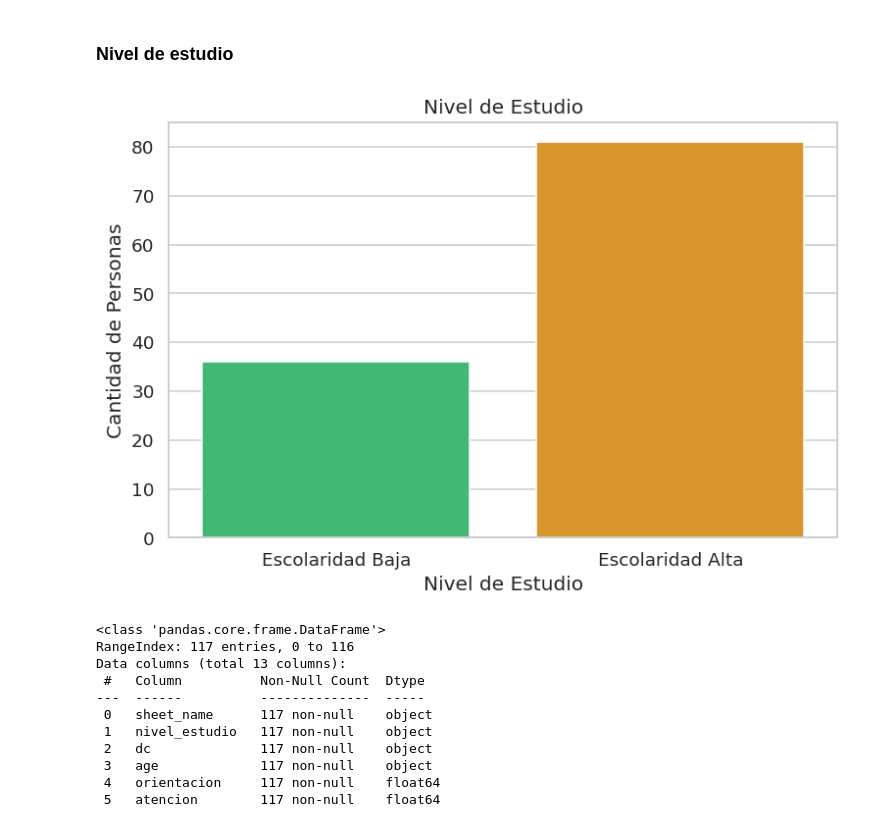
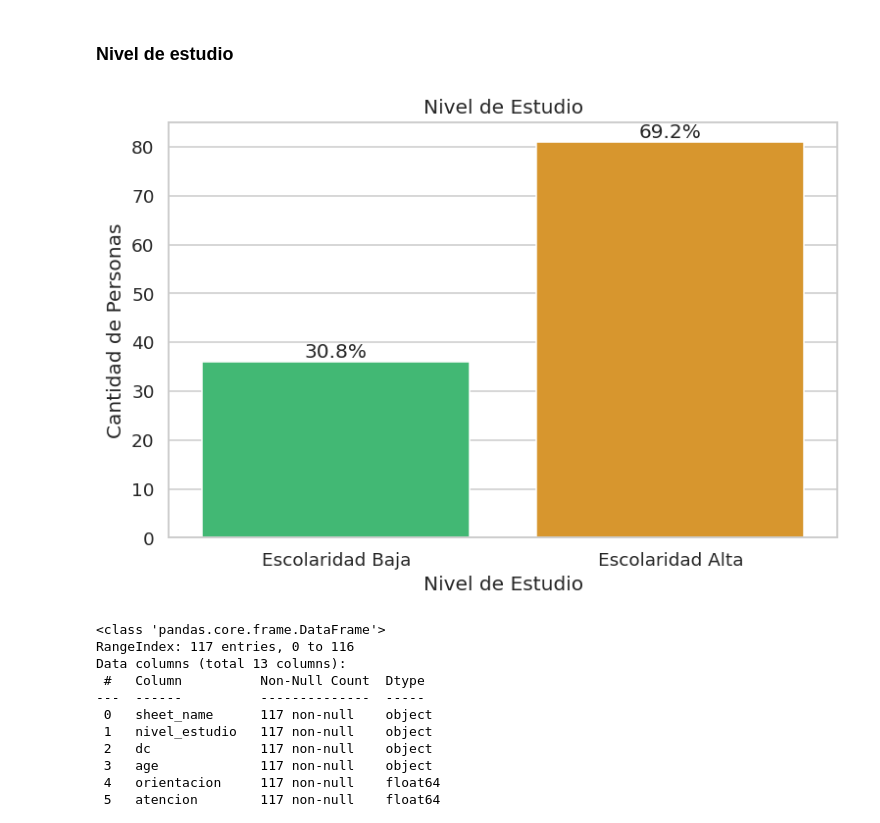
Before and after one commit to Nicolasg2c/dc_model_ts, a Jupyter notebook: src/dc_pipeline_2.ipynb, the cells around one changed output. Saved outputs shown, nothing was run; the diff lists cells and outputs as text; code cells hidden in the pictures.

```diff
--- a/src/dc_pipeline_2.ipynb
+++ b/src/dc_pipeline_2.ipynb
@@ -1316,14 +1323,19 @@ plt.show()
 # %%
 # Nivel de estudio de todo el dataset
 plt.figure(figsize=(8, 5))
-sns.countplot(data=df_complete, x="nivel_estudio", palette=DC_PALETTE)
+boxes = sns.countplot(data=df_complete, x="nivel_estudio", palette=[DC_PALETTE[0], DC_PALETTE[1]])
+#añadir el porcentaje encima de cada barra
+for p in boxes.patches:
+    height = p.get_height()
+    percentage = f"{(height / len(df_complete) * 100):.1f}%"
+    boxes.annotate(percentage, (p.get_x() + p.get_width() / 2., height), ha="center", va="bottom")
 plt.title("Nivel de Estudio")
 plt.xlabel("Nivel de Estudio")
 plt.ylabel("Cantidad de Personas")
 plt.xticks(ticks=[0, 1], labels=["Escolaridad Baja", "Escolaridad Alta"])
 plt.show()
 # %% [output]
-[figure, old version]
+[figure, new version]
 # %%
 df_complete.info()
 # %% [output]
```
Also changed, not shown: parts of 3 cells of this notebook.
